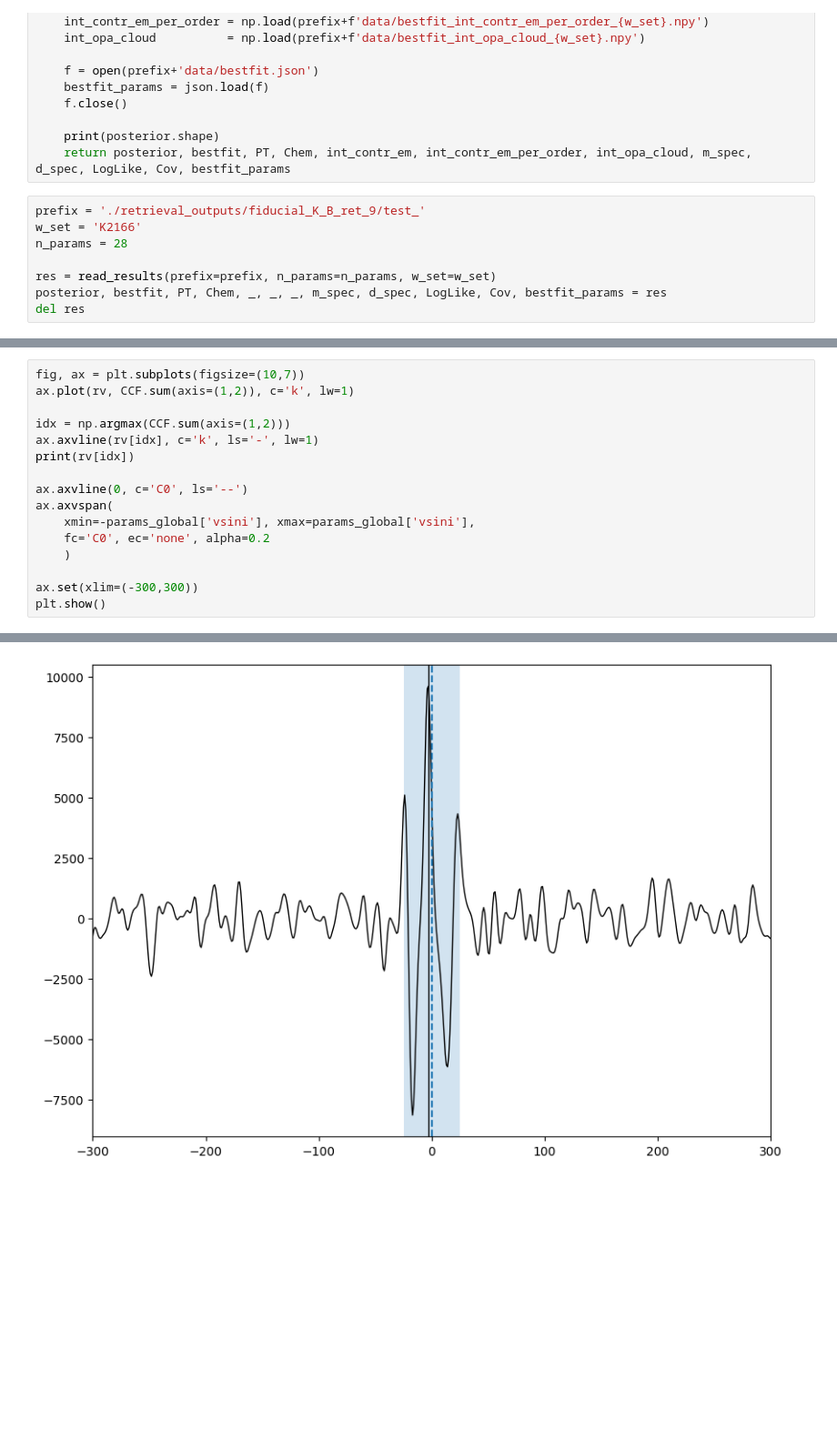
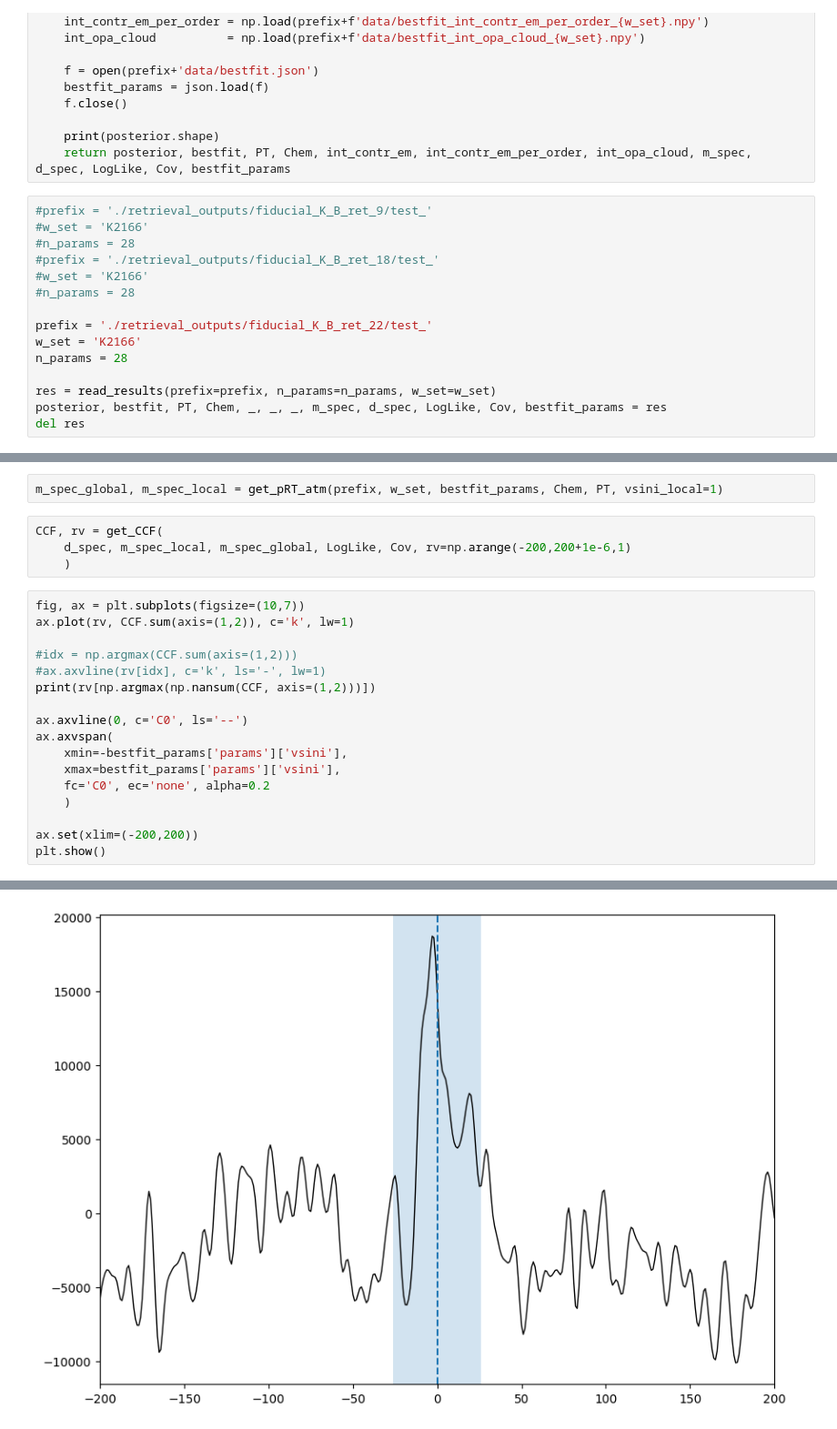
Before and after one commit to samderegt/retrieval_base, a Jupyter notebook: Luhman_16/local_signature.ipynb, the cells around one changed output, grey strips where cells are left out. Shown at 91% size. Drawn from its saved outputs; the diff is of its cells as text; blank space fills up the shorter version.

Commit message:
Updates to plotting-notebooks

```diff
--- a/Luhman_16/local_signature.ipynb
+++ b/Luhman_16/local_signature.ipynb
@@ -52,7 +52,14 @@ def read_results(prefix, n_params, w_set='K2166'):
     print(posterior.shape)
     return posterior, bestfit, PT, Chem, int_contr_em, int_contr_em_per_order, int_opa_cloud, m_spec, d_spec, LogLike, Cov, bestfit_params
 # %%
-prefix = './retrieval_outputs/fiducial_K_B_ret_9/test_'
+#prefix = './retrieval_outputs/fiducial_K_B_ret_9/test_'
+#w_set = 'K2166'
+#n_params = 28
+#prefix = './retrieval_outputs/fiducial_K_B_ret_18/test_'
+#w_set = 'K2166'
+#n_params = 28
+
+prefix = './retrieval_outputs/fiducial_K_B_ret_22/test_'
 w_set = 'K2166'
 n_params = 28
 
@@ -167,19 +179,26 @@ CCF, rv = get_CCF(
+# %%
+m_spec_global, m_spec_local = get_pRT_atm(prefix, w_set, bestfit_params, Chem, PT, vsini_local=1)
+# %%
+CCF, rv = get_CCF(
+    d_spec, m_spec_local, m_spec_global, LogLike, Cov, rv=np.arange(-200,200+1e-6,1)
+    )
 # %%
 fig, ax = plt.subplots(figsize=(10,7))
 ax.plot(rv, CCF.sum(axis=(1,2)), c='k', lw=1)
 
-idx = np.argmax(CCF.sum(axis=(1,2)))
-ax.axvline(rv[idx], c='k', ls='-', lw=1)
-print(rv[idx])
+#idx = np.argmax(CCF.sum(axis=(1,2)))
+#ax.axvline(rv[idx], c='k', ls='-', lw=1)
+print(rv[np.argmax(np.nansum(CCF, axis=(1,2)))])
 
 ax.axvline(0, c='C0', ls='--')
 ax.axvspan(
-    xmin=-params_global['vsini'], xmax=params_global['vsini'],
+    xmin=-bestfit_params['params']['vsini'],
+    xmax=bestfit_params['params']['vsini'],
     fc='C0', ec='none', alpha=0.2
     )
 
-ax.set(xlim=(-300,300))
+ax.set(xlim=(-200,200))
 plt.show()
 # %% [output]
 -3.0
-[figure, old version]
+[figure, new version]
```
Also changed, not shown: parts of 7 cells of this notebook, 2 other files.
